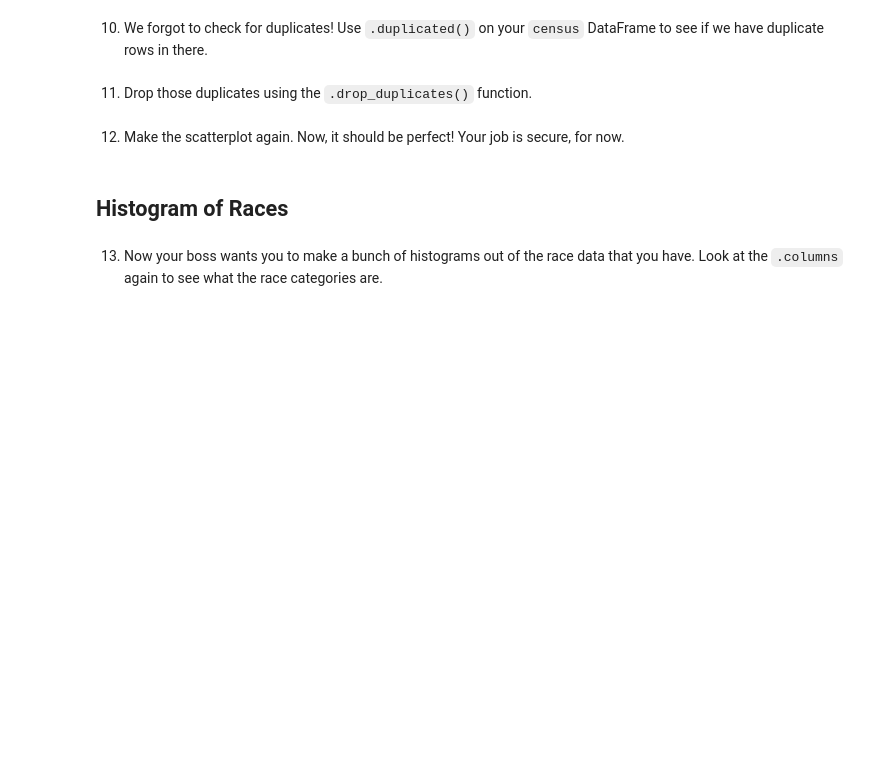
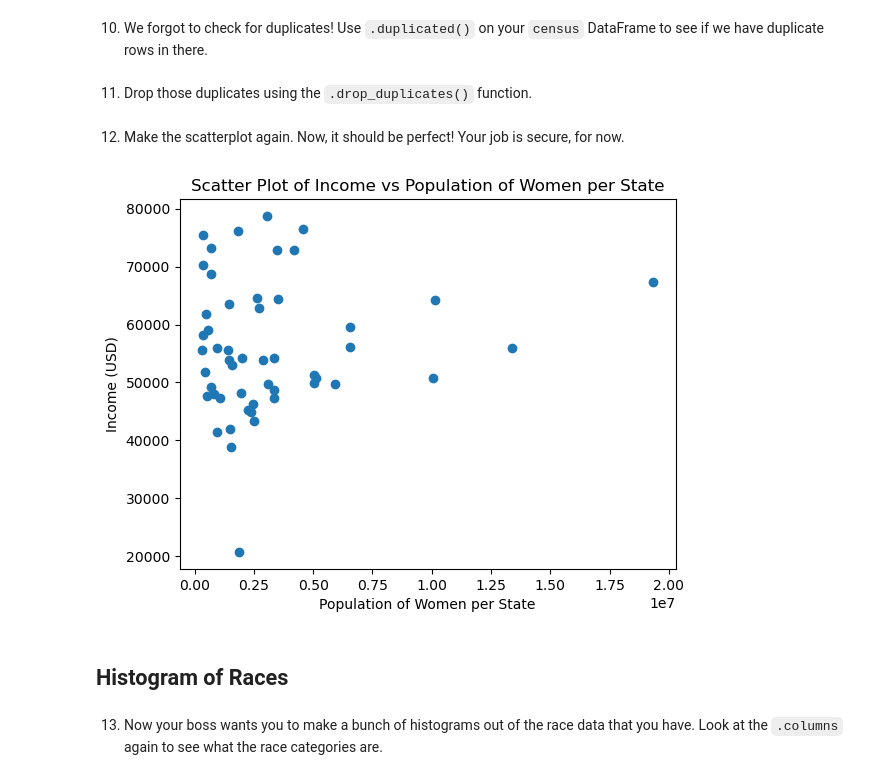
Before and after one commit to TheJJSerg-Organization/cleaning-us-census-data, a Jupyter notebook: Cleaning US Census Data/Cleaning US Census Data.ipynb, the cells around one changed output. Cells and saved outputs as stored; diff of their text form; code cells hidden in the pictures; blank space fills up the shorter version.

```diff
--- a/Cleaning US Census Data/Cleaning US Census Data.ipynb
+++ b/Cleaning US Census Data/Cleaning US Census Data.ipynb
@@ -208,6 +208,20 @@ data = data.drop_duplicates(subset = data.columns[1:])
 #data.duplicated(subset = data.columns[1:]) # There are no more duplicate values!
 # %% [markdown]
 12. Make the scatterplot again. Now, it should be perfect! Your job is secure, for now.
+# %%
+# Graph x = women, y = income
+plt.scatter(x = "Females", y = "Income", data = data)
+
+# Create labels for the plot
+plt.title("Scatter Plot of Income vs Population of Women per State")
+plt.xlabel("Population of Women per State")
+plt.ylabel("Income (USD)")
+
+# Show and close the plot
+plt.show()
+plt.close()
+# %% [output]
+[figure, added]
 # %% [markdown]
 ## Histogram of Races
 # %% [markdown]
```
Also changed, not shown: parts of 4 cells of this notebook.
